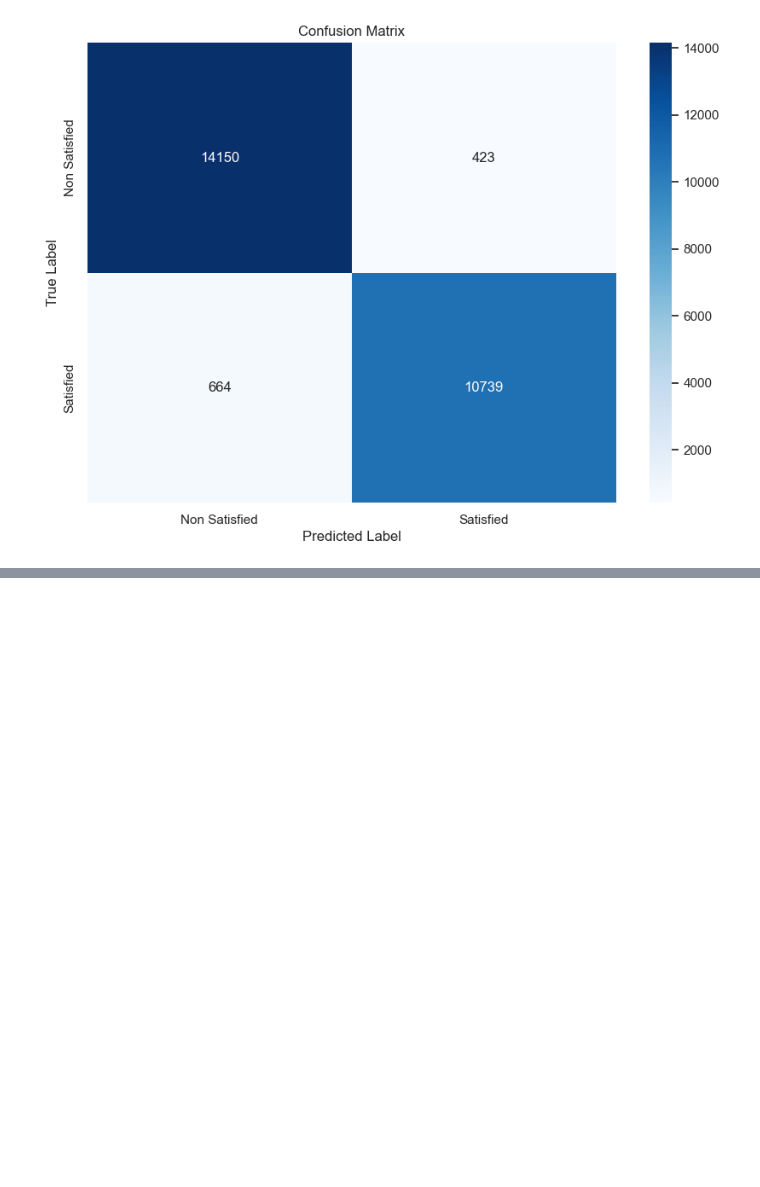
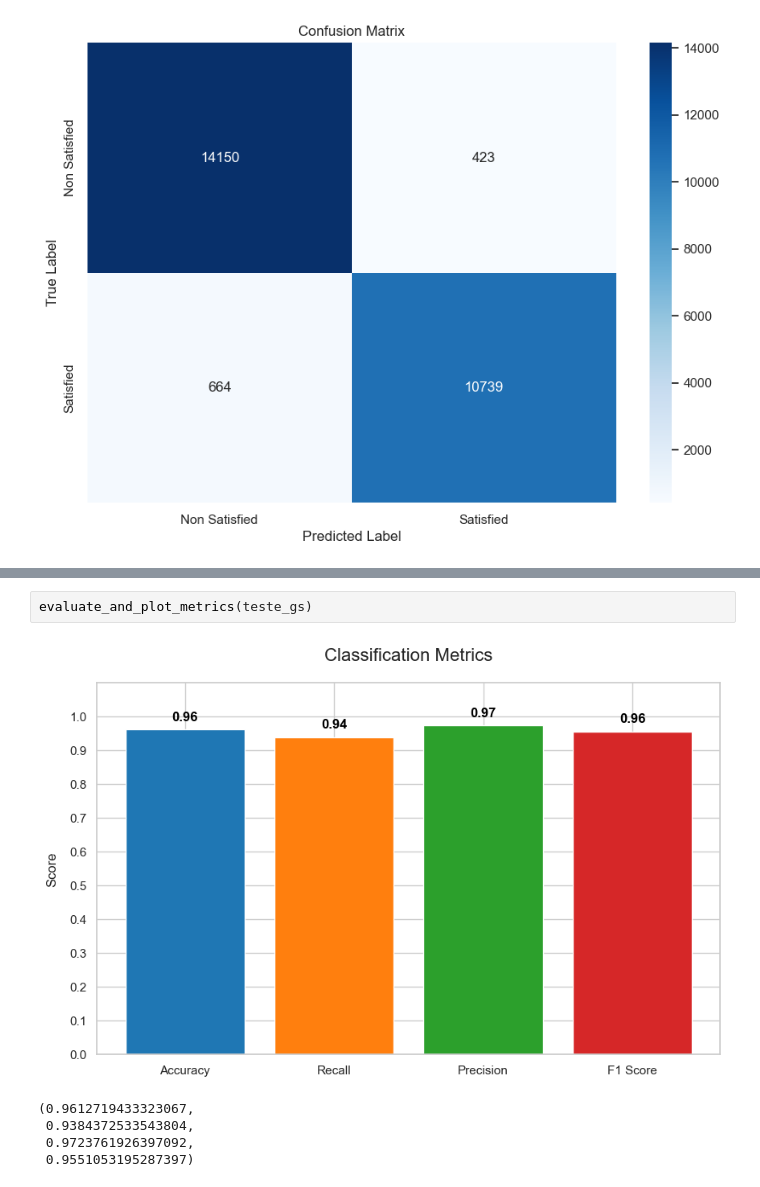
Before and after one commit to FrederickAlmeida/Airline-Passenger-Satisfaction, a Jupyter notebook: xgboost.ipynb, the cells around one changed output, grey strips where cells are left out. Drawn from its saved outputs; the diff is of its cells as text; blank space fills up the shorter version.

```diff
--- a/xgboost.ipynb
+++ b/xgboost.ipynb
@@ -353,0 +370,8 @@ plot_confusion_matrix(teste_gs)
+# %%
+evaluate_and_plot_metrics(teste_gs)
+# %% [output]
+[figure, added]
+(0.9612719433323067,
+ 0.9384372533543804,
+ 0.9723761926397092,
+ 0.9551053195287397)
```
Also changed, not shown: parts of 10 cells of this notebook, 1 other file.
